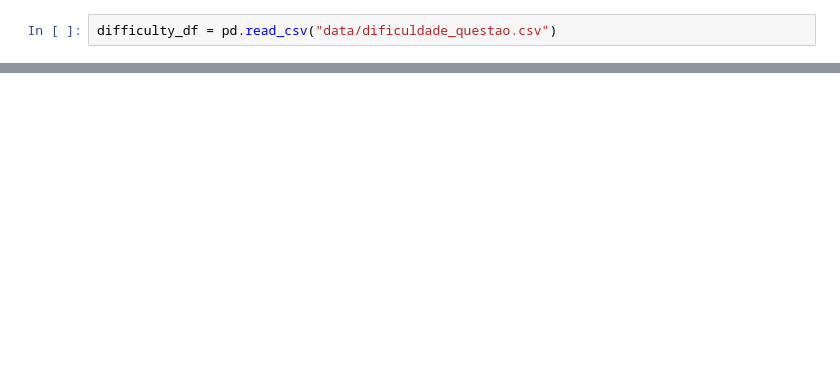
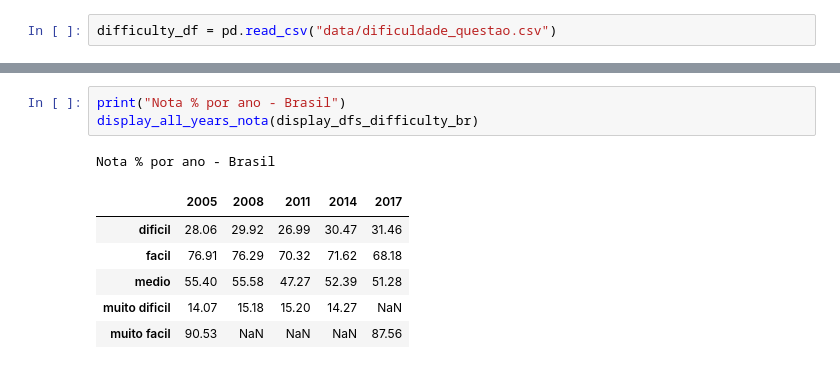
Before and after one commit to renan-cunha/KDD-Enade-Computing, a Jupyter notebook: new_main.ipynb, the cells around one changed output, grey strips where cells are left out. Saved outputs shown, nothing was run; the diff lists cells and outputs as text; blank space fills up the shorter version.

```diff
--- a/new_main.ipynb
+++ b/new_main.ipynb
@@ -869,0 +859,11 @@ Brasil - 2008
+# %%
+print("Nota % por ano - Brasil")
+display_all_years_nota(display_dfs_difficulty_br)
+# %% [output]
+Nota % por ano - Brasil
+|  | 2005 | 2008 | 2011 | 2014 | 2017 |
+| dificil | 28.06 | 29.92 | 26.99 | 30.47 | 31.46 |
+| facil | 76.91 | 76.29 | 70.32 | 71.62 | 68.18 |
+| medio | 55.40 | 55.58 | 47.27 | 52.39 | 51.28 |
+| muito dificil | 14.07 | 15.18 | 15.20 | 14.27 | NaN |
+| muito facil | 90.53 | NaN | NaN | NaN | 87.56 |
```
Also changed, not shown: parts of 29 cells of this notebook.
